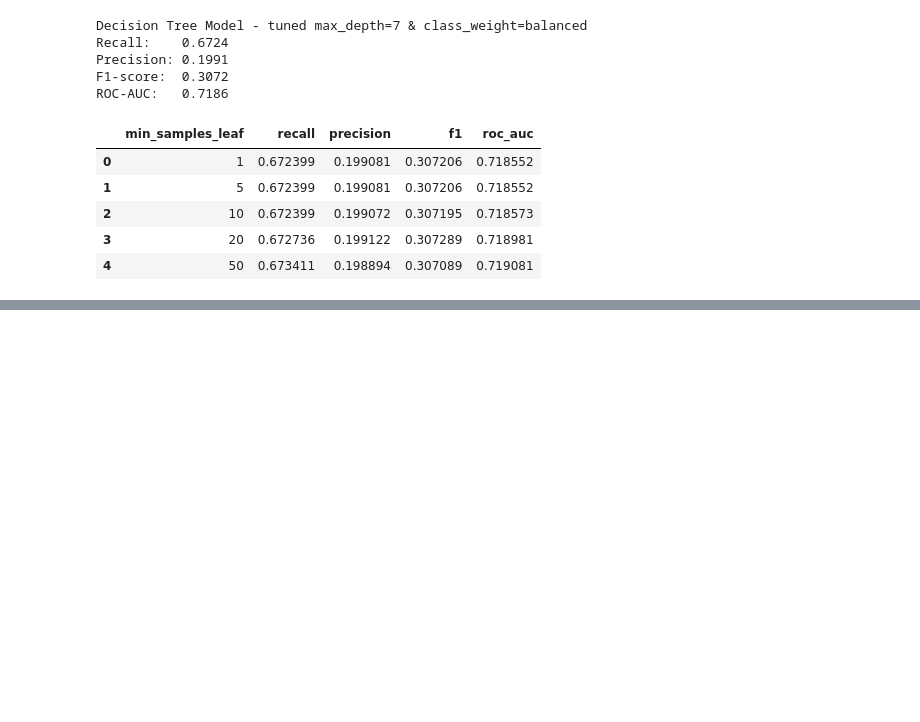
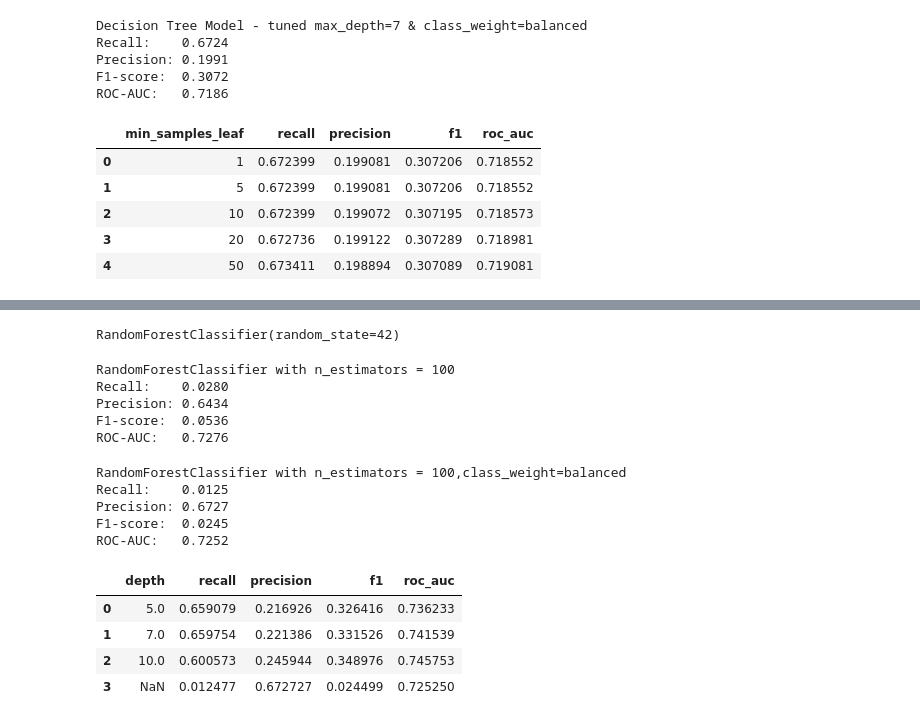
Before and after one commit to codevalhalla/ml-credit-risk-modeling, a Jupyter notebook: notebooks/03_model_training.ipynb, the cells around one changed output, grey strips where cells are left out. Drawn from its saved outputs; the diff is of its cells as text; code cells hidden in the pictures; blank space fills up the shorter version.

```diff
--- a/notebooks/03_model_training.ipynb
+++ b/notebooks/03_model_training.ipynb
@@ -458,0 +465,80 @@ model_comparison_df
+# %%
+rf.fit(X_train_sub,y_train_sub)
+# %% [output]
+RandomForestClassifier(random_state=42)
+# %%
+y_val_proba = rf.predict_proba(X_val)[:,1]
+y_val_pred = rf.predict(X_val)
+
+recall = recall_score(y_val, y_val_pred)
+precision = precision_score(y_val, y_val_pred)
+f1 = f1_score(y_val, y_val_pred)
+roc_auc = roc_auc_score(y_val, y_val_proba)
+
+# Print validation results
+print("RandomForestClassifier with n_estimators = 100 ")
+print(f"Recall:    {recall:.4f}")
+print(f"Precision: {precision:.4f}")
+print(f"F1-score:  {f1:.4f}")
+print(f"ROC-AUC:   {roc_auc:.4f}")
+# %% [output]
+RandomForestClassifier with n_estimators = 100
+Recall:    0.0280
+Precision: 0.6434
+F1-score:  0.0536
+ROC-AUC:   0.7276
+# %%
+# random forest classifier tuned
+rf = RandomForestClassifier(n_estimators=100,class_weight='balanced',random_state=42)
+rf.fit(X_train_sub,y_train_sub)
+
+y_val_proba = rf.predict_proba(X_val)[:,1]
+y_val_pred = rf.predict(X_val)
+
+recall = recall_score(y_val, y_val_pred)
+precision = precision_score(y_val, y_val_pred)
+f1 = f1_score(y_val, y_val_pred)
+roc_auc = roc_auc_score(y_val, y_val_proba)
+
+# Print validation results
+print("RandomForestClassifier with n_estimators = 100,class_weight=balanced")
+print(f"Recall:    {recall:.4f}")
+print(f"Precision: {precision:.4f}")
+print(f"F1-score:  {f1:.4f}")
+print(f"ROC-AUC:   {roc_auc:.4f}")
+# %% [output]
+RandomForestClassifier with n_estimators = 100,class_weight=balanced
+Recall:    0.0125
+Precision: 0.6727
+F1-score:  0.0245
+ROC-AUC:   0.7252
+# %%
+# random forest tuned with max_depth - improvision from previous setup
+
+max_depths = [5, 7, 10, None]
+
+rf_max_depths_scores = []
+
+for d in max_depths:
+    rf = RandomForestClassifier(n_estimators=100,class_weight='balanced',max_depth=d,random_state=42)
+    rf.fit(X_train_sub,y_train_sub)
+
+    y_val_proba = rf.predict_proba(X_val)[:,1]
+    y_val_pred = rf.predict(X_val)
+
+    recall = recall_score(y_val, y_val_pred)
+    precision = precision_score(y_val, y_val_pred)
+    f1 = f1_score(y_val, y_val_pred)
+    roc_auc = roc_auc_score(y_val, y_val_proba)
+
+    rf_max_depths_scores.append((d,recall,precision,f1,roc_auc))
+
+df_rf_max_depth_scores = pd.DataFrame(rf_max_depths_scores,columns=['depth','recall','precision','f1','roc_auc'])
+
+df_rf_max_depth_scores
+# %% [output]
+|  | depth | recall | precision | f1 | roc_auc |
+| 0 | 5.0 | 0.659079 | 0.216926 | 0.326416 | 0.736233 |
+| 1 | 7.0 | 0.659754 | 0.221386 | 0.331526 | 0.741539 |
+| 2 | 10.0 | 0.600573 | 0.245944 | 0.348976 | 0.745753 |
+| 3 | NaN | 0.012477 | 0.672727 | 0.024499 | 0.725250 |
```
Also changed, not shown: parts of 20 cells of this notebook.
